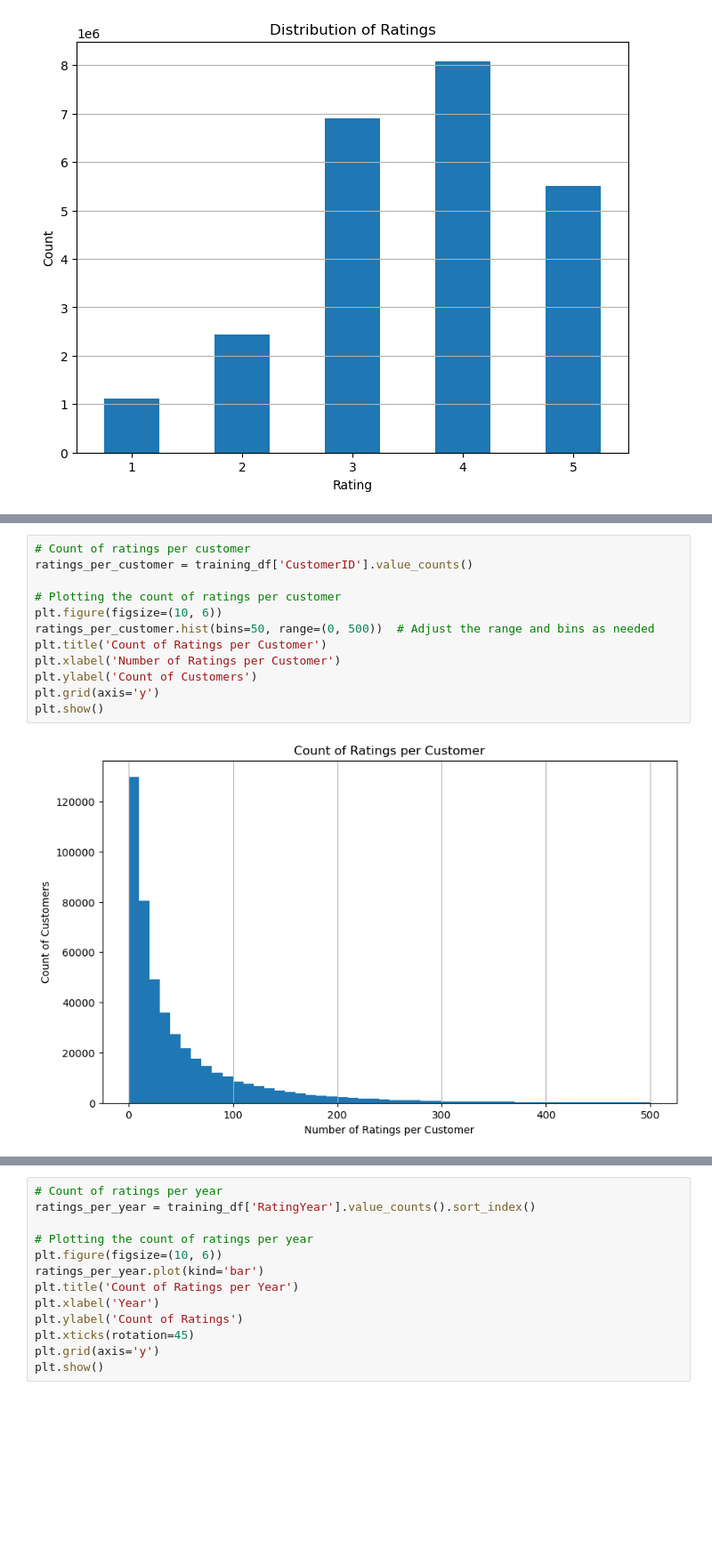
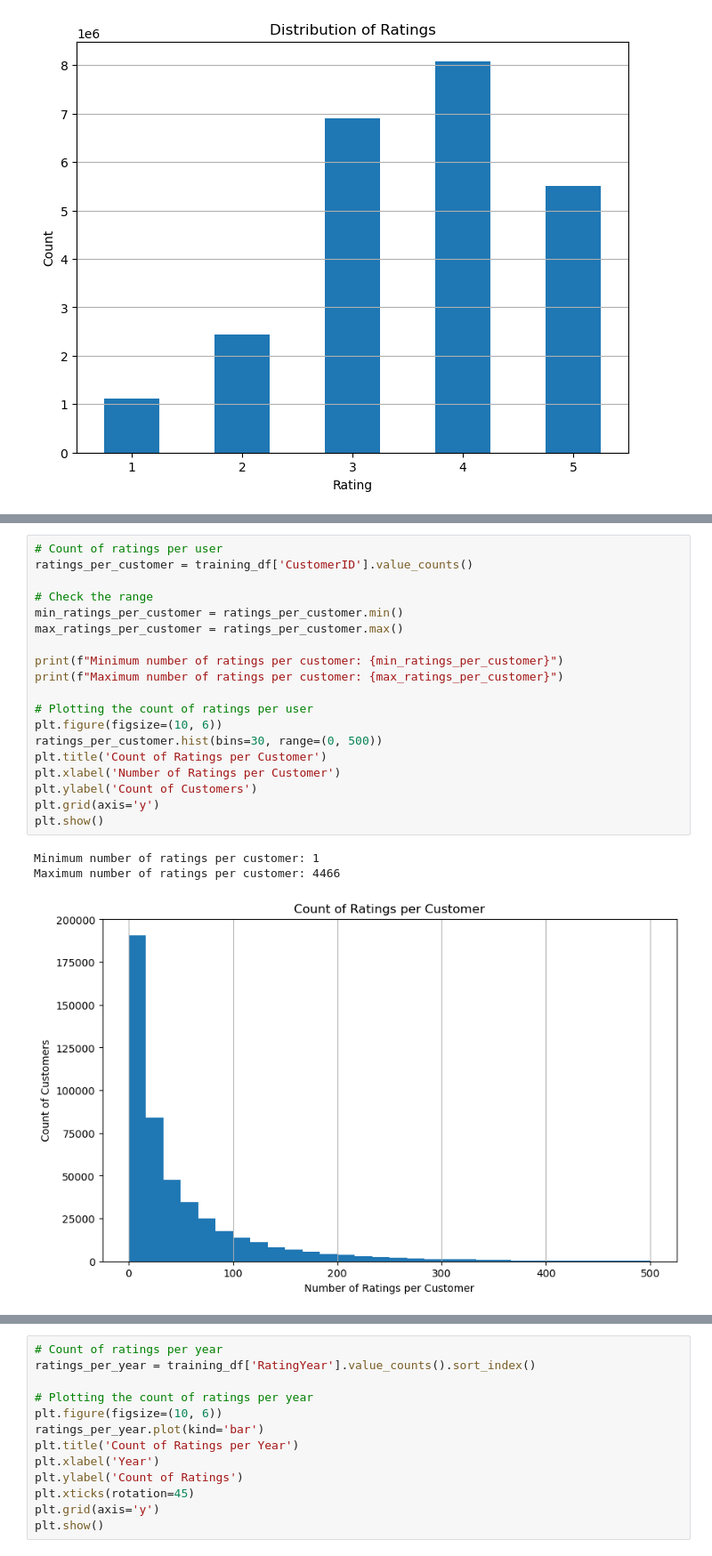
Before and after one commit to nadiaaflatounian/Recommender-systems-for-Movielens-and-Netflix, a Jupyter notebook: Netflix EDA.ipynb, the cells around one changed output, grey strips where cells are left out. Shown at 89% size. Saved outputs shown, nothing was run; the diff lists cells and outputs as text; blank space fills up the shorter version.

```diff
--- a/Netflix EDA.ipynb
+++ b/Netflix EDA.ipynb
@@ -63,14 +74,23 @@ plt.show()
 # %%
-# Count of ratings per customer
+# Count of ratings per user
 ratings_per_customer = training_df['CustomerID'].value_counts()
 
-# Plotting the count of ratings per customer
+# Check the range
+min_ratings_per_customer = ratings_per_customer.min()
+max_ratings_per_customer = ratings_per_customer.max()
+
+print(f"Minimum number of ratings per customer: {min_ratings_per_customer}")
+print(f"Maximum number of ratings per customer: {max_ratings_per_customer}")
+
+# Plotting the count of ratings per user
 plt.figure(figsize=(10, 6))
-ratings_per_customer.hist(bins=50, range=(0, 500))  # Adjust the range and bins as needed
+ratings_per_customer.hist(bins=30, range=(0, 500))
 plt.title('Count of Ratings per Customer')
 plt.xlabel('Number of Ratings per Customer')
 plt.ylabel('Count of Customers')
 plt.grid(axis='y')
 plt.show()
 # %% [output]
+Minimum number of ratings per customer: 1
+Maximum number of ratings per customer: 4466
-[figure, old version]
+[figure, new version]
```
Also changed, not shown: parts of 6 cells of this notebook.
